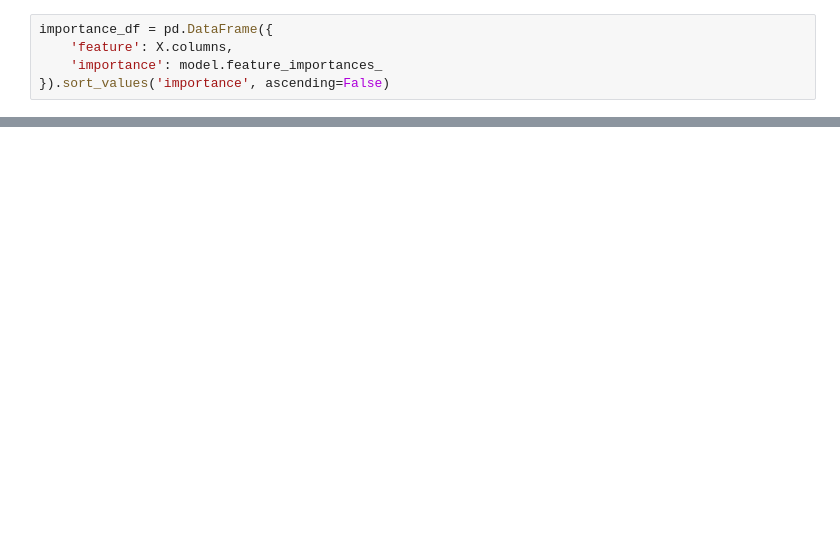
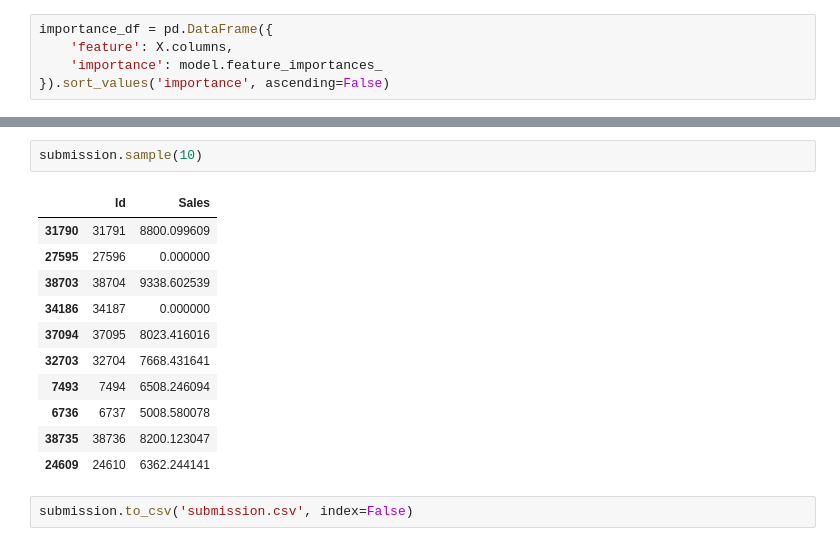
Before and after one commit to ShawneilRodrigues/Rossmann-Store-Sales, a Jupyter notebook: RossmannStoreScale.ipynb, the cells around one changed output, grey strips where cells are left out. Saved outputs shown, nothing was run; the diff lists cells and outputs as text; blank space fills up the shorter version.

```diff
--- a/RossmannStoreScale.ipynb
+++ b/RossmannStoreScale.ipynb
@@ -361,0 +511,16 @@ sns.barplot(data=importance_df.head(10), x='importance', y='feature');
+# %%
+submission.sample(10)
+# %% [output]
+|  | Id | Sales |
+| 31790 | 31791 | 8800.099609 |
+| 27595 | 27596 | 0.000000 |
+| 38703 | 38704 | 9338.602539 |
+| 34186 | 34187 | 0.000000 |
+| 37094 | 37095 | 8023.416016 |
+| 32703 | 32704 | 7668.431641 |
+| 7493 | 7494 | 6508.246094 |
+| 6736 | 6737 | 5008.580078 |
+| 38735 | 38736 | 8200.123047 |
+| 24609 | 24610 | 6362.244141 |
+# %%
+submission.to_csv('submission.csv', index=False)
```
Also changed, not shown: parts of 31 cells of this notebook.
